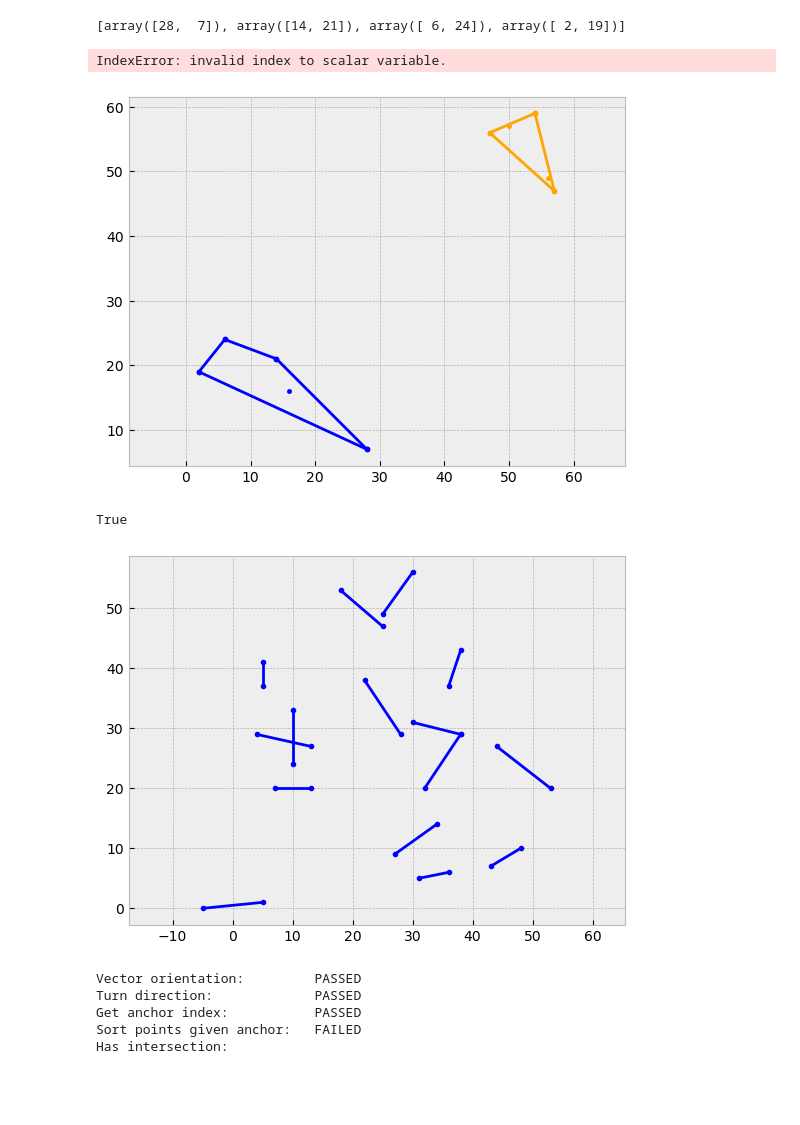
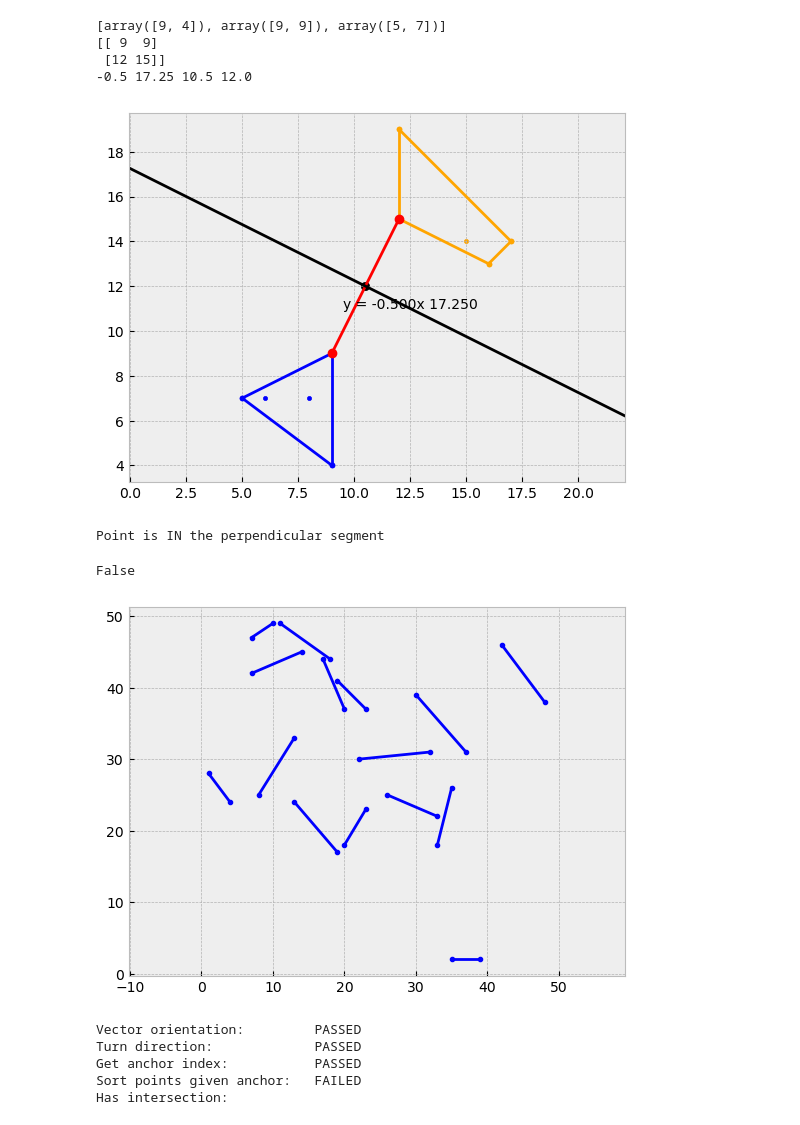
Before and after one commit to probablygab/2d-linear-classifier, a Jupyter notebook: tp1_alg2.ipynb, the cells around one changed output. Drawn from its saved outputs; the diff is of its cells as text; code cells hidden in the pictures; blank space fills up the shorter version.

Commit message:
feat: add function to check if point is below or above perpendiular segment

```diff
--- a/tp1_alg2.ipynb
+++ b/tp1_alg2.ipynb
@@ -765,8 +764,8 @@ AMOUNT = 5
 data1, data2 = [], []
 
 for i in range(AMOUNT):
-    p1 = np.random.randint(low=1, high=30, size=2)
-    p2 = np.random.randint(low=40, high=60, size=2)
+    p1 = np.random.randint(low=1, high=10, size=2)
+    p2 = np.random.randint(low=11, high=20, size=2)
 
     data1.append(p1)
     data2.append(p2)
@@ -788,36 +787,66 @@ def findClosestPointsBetweenTwoConvexHulls (hull1, hull2):
     Find the closests points between two convex hulls.
     This is necessary to separate the convex hulls with a perpendicular segment
 
     Return: np array that contains the correct segment
     '''
 
     closestPointToHull1 = 0
     closestPointToHull2 = 0
     lessDist1_2 = np.inf
 
     for i in hull1:
         for j in hull2:
             distA = np.linalg.norm(i - j)
             if distA < lessDist1_2:
                 lessDist1_2 = distA
                 closestPointToHull1 = j
                 closestPointToHull2 = i
 
     return np.array([closestPointToHull2, closestPointToHull1])
 
 segClosest = findClosestPointsBetweenTwoConvexHulls(hull1, hull2)
 
 print(segClosest)
 
 plotSegments([segClosest], color='red') # current segments
 
 slope, intercept, xMiddle, yMiddle = findPerpendicularLineEq(segClosest)
 
+print (slope, intercept, xMiddle, yMiddle)
+
 plotLineFromEquation(slope, intercept, xMiddle, yMiddle, color='black')
 # %% [output]
-[array([28,  7]), array([14, 21]), array([ 6, 24]), array([ 2, 19])]
+[array([9, 4]), array([9, 9]), array([5, 7])]
+[[ 9  9]
+ [12 15]]
+-0.5 17.25 10.5 12.0
-IndexError: invalid index to scalar variable.
-[figure, old version]
+[figure, new version]
+# %%
+# classificate point if are above or below the perpendicular segment between convex hulls
+# this is important to mark points with labels according to this result
+
+def checkPointInModelAndAddLabel(p, segmentSlope, segmentIntercept):
+
+    segmentYWhenX0 = segmentSlope * 0 + segmentIntercept
+    segmentYWhenX1 = segmentSlope * 1 + segmentIntercept
+
+    vectorX0Y = np.array([0, segmentYWhenX0])
+    vectorX1Y = np.array([1, segmentYWhenX1])
+
+    orientation = getOrientation(vectorX0Y, p, vectorX1Y)
+
+    if (orientation == CLOCKWISE):
+        return "Point is BELOW the perpendicular segment"
+    elif (orientation == ANTI_CLOCKWISE):
+        return "Point is ABOVE the perpendicular segment"
+    else:
+        return "Point is IN the perpendicular segment"
+
+
+
+print (checkPointInModelAndAddLabel(np.array([10.5, 12.0]), -0.5, 17.25))
+# %% [output]
+Point is IN the perpendicular segment
 # %%
 # Multiple segments test
 
@@ -842,8 +871,8 @@ plotSegments(data, marker='.')
 
 print(linearSweeping(data))
 # %% [output]
-True
+False
-[figure, old version]
+[figure, new version]
 # %%
 # Test suite data
 # TODO: Convert this to list, otherwise sorting won't work
```
Also changed, not shown: parts of 2 cells of this notebook.
